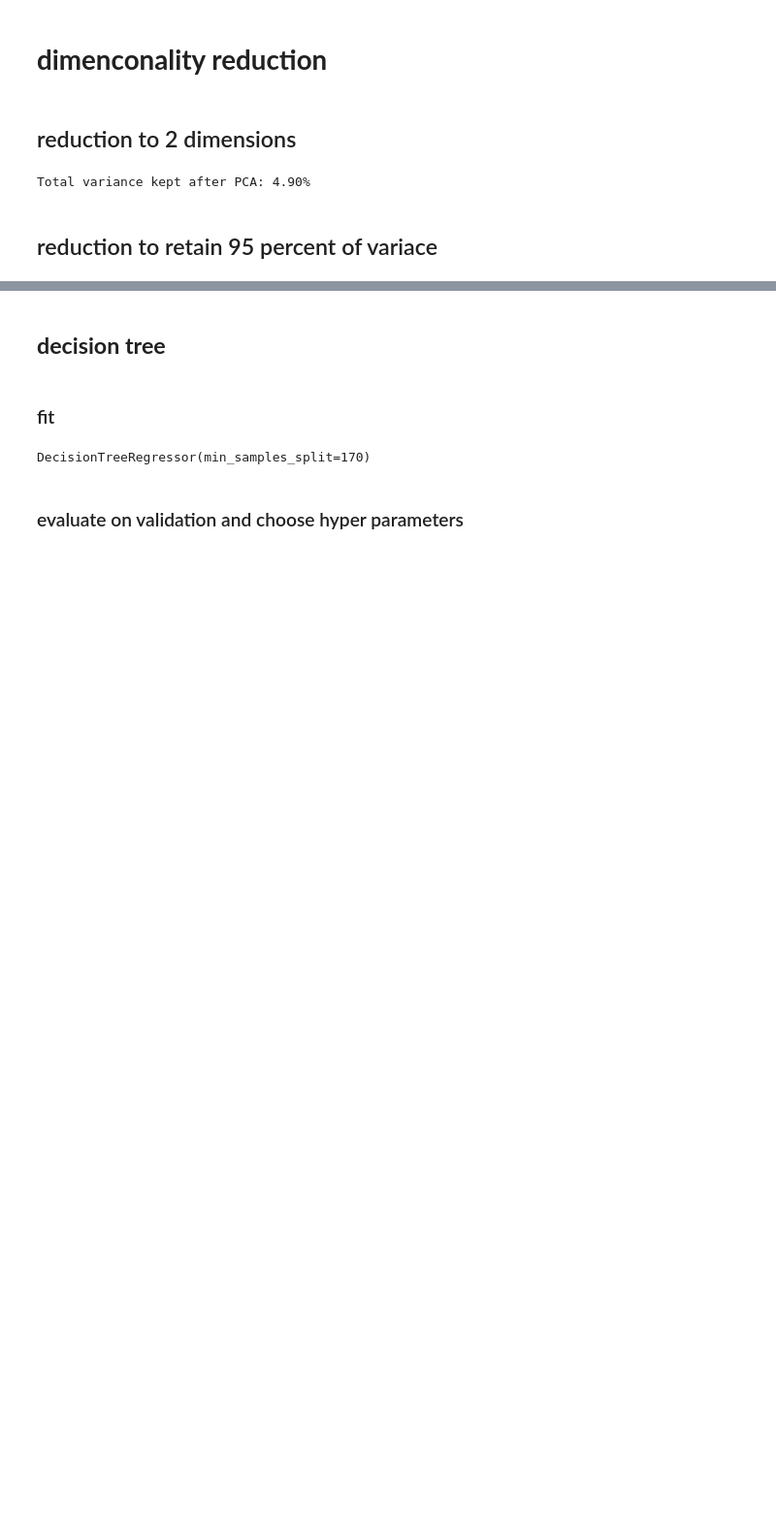
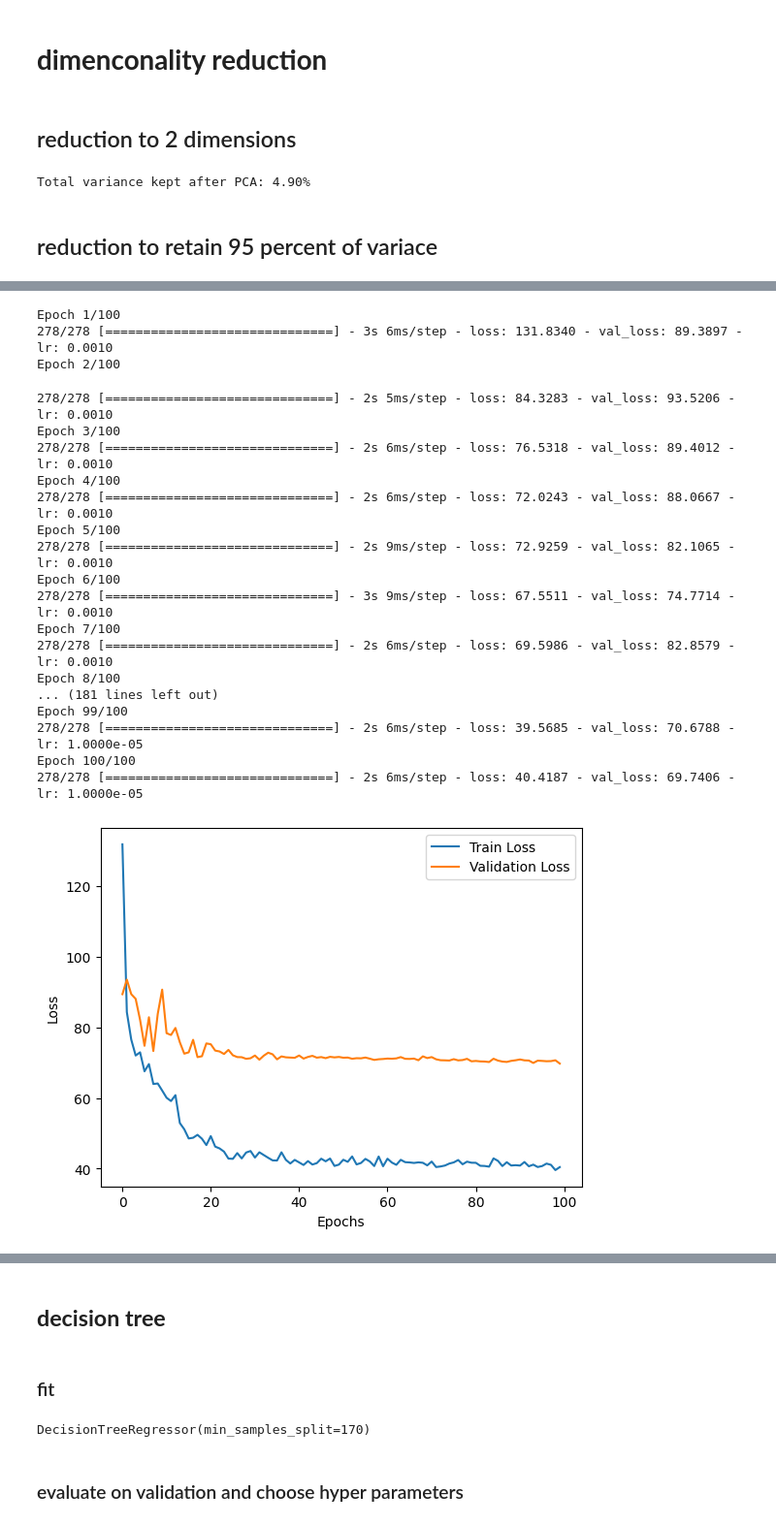
Before and after one commit to mvajhi/Introduction-to-Data-Science, a Jupyter notebook: final/phase2.ipynb, the cells around one changed output, grey strips where cells are left out. Shown at 97% size. Saved outputs shown, nothing was run; the diff lists cells and outputs as text; code cells hidden in the pictures; blank space fills up the shorter version.

```diff
--- a/final/phase2.ipynb
+++ b/final/phase2.ipynb
@@ -287,0 +390,67 @@ X_val_pca = pca.transform(X_val_scaled)
+# %%
+
+model = Sequential([
+    Dense(256, activation='PReLU', input_shape=(X_train_pca.shape[1],)),
+    Dropout(0.2),
+    Dense(256, activation='PReLU'),
+    Dropout(0.2),
+    Dense(128, activation='PReLU'),
+    Dropout(0.2),
+    Dense(64, activation='PReLU'),
+    Dense(1, activation='linear')
+])
+
+
+model.compile(optimizer=Adam(learning_rate=0.001), loss='mean_squared_error')
+
+
+model_checkpoint = ModelCheckpoint('best_model.h5', save_best_only=True, monitor='val_loss')
+reduce_lr = ReduceLROnPlateau(monitor='val_loss', factor=0.2, patience=5, min_lr=0.00001)
+
+history = model.fit(X_train_pca, y_train, validation_data=(X_val_pca, y_val), epochs=100, batch_size=32,
+                    callbacks=[model_checkpoint, reduce_lr])
+
+
+plt.plot(history.history['loss'], label='Train Loss')
+plt.plot(history.history['val_loss'], label='Validation Loss')
+plt.xlabel('Epochs')
+plt.ylabel('Loss')
+plt.legend()
+plt.show()
+
+y_pred = model.predict(X_test_pca)
+
+
+mse = mean_squared_error(y_test, y_pred)
+mae = mean_absolute_error(y_test, y_pred)
+r2 = r2_score(y_test, y_pred)
+
+print(f'Mean Squared Error: {mse}')
+print(f'Mean Absolute Error: {mae}')
+print(f'R^2 Score: {r2}')
+
+
+print("Model Architecture:")
+model.summary()
+# %% [output]
+Epoch 1/100
+278/278 [==============================] - 3s 6ms/step - loss: 131.8340 - val_loss: 89.3897 - lr: 0.0010
+Epoch 2/100
+278/278 [==============================] - 2s 5ms/step - loss: 84.3283 - val_loss: 93.5206 - lr: 0.0010
+Epoch 3/100
+278/278 [==============================] - 2s 6ms/step - loss: 76.5318 - val_loss: 89.4012 - lr: 0.0010
+Epoch 4/100
+278/278 [==============================] - 2s 6ms/step - loss: 72.0243 - val_loss: 88.0667 - lr: 0.0010
+Epoch 5/100
+278/278 [==============================] - 2s 9ms/step - loss: 72.9259 - val_loss: 82.1065 - lr: 0.0010
+Epoch 6/100
+278/278 [==============================] - 3s 9ms/step - loss: 67.5511 - val_loss: 74.7714 - lr: 0.0010
+Epoch 7/100
+278/278 [==============================] - 2s 6ms/step - loss: 69.5986 - val_loss: 82.8579 - lr: 0.0010
+Epoch 8/100
+... (181 lines left out)
+Epoch 99/100
+278/278 [==============================] - 2s 6ms/step - loss: 39.5685 - val_loss: 70.6788 - lr: 1.0000e-05
+Epoch 100/100
+278/278 [==============================] - 2s 6ms/step - loss: 40.4187 - val_loss: 69.7406 - lr: 1.0000e-05
+[figure, added]
```
Also changed, not shown: parts of 8 cells of this notebook.
